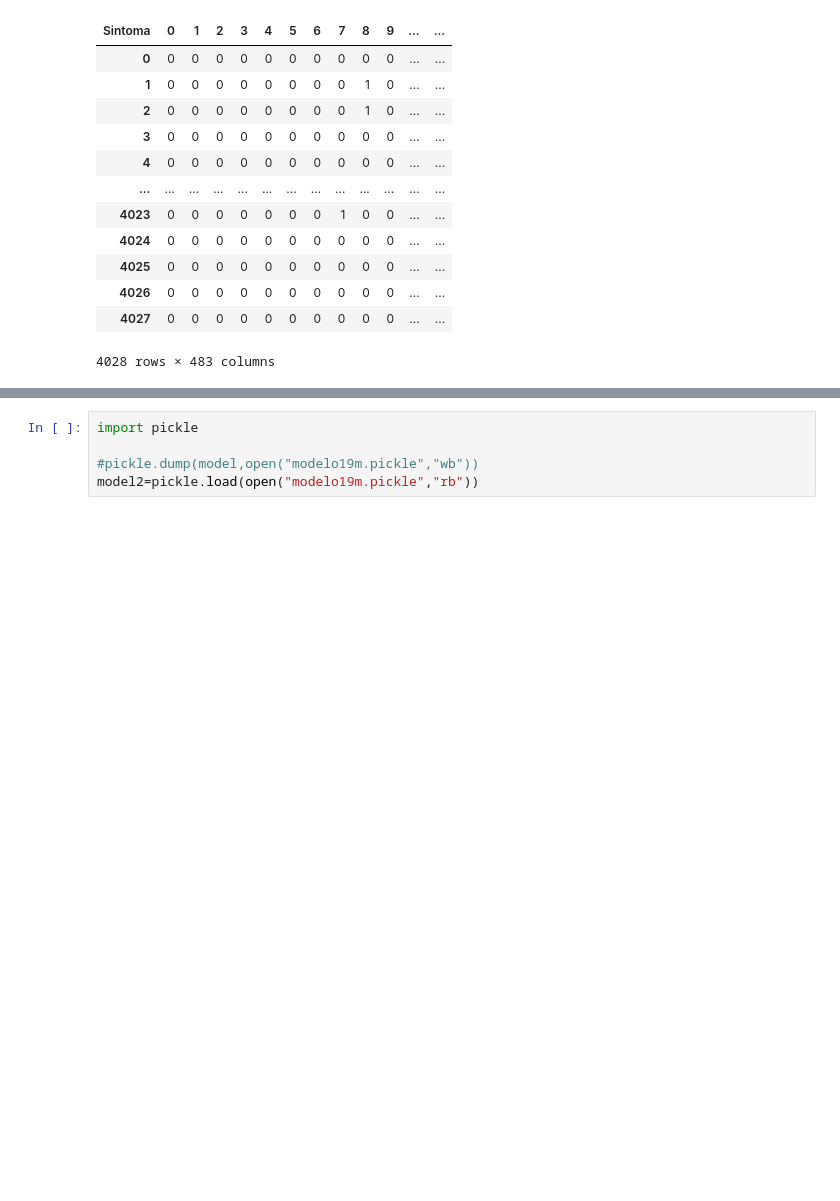
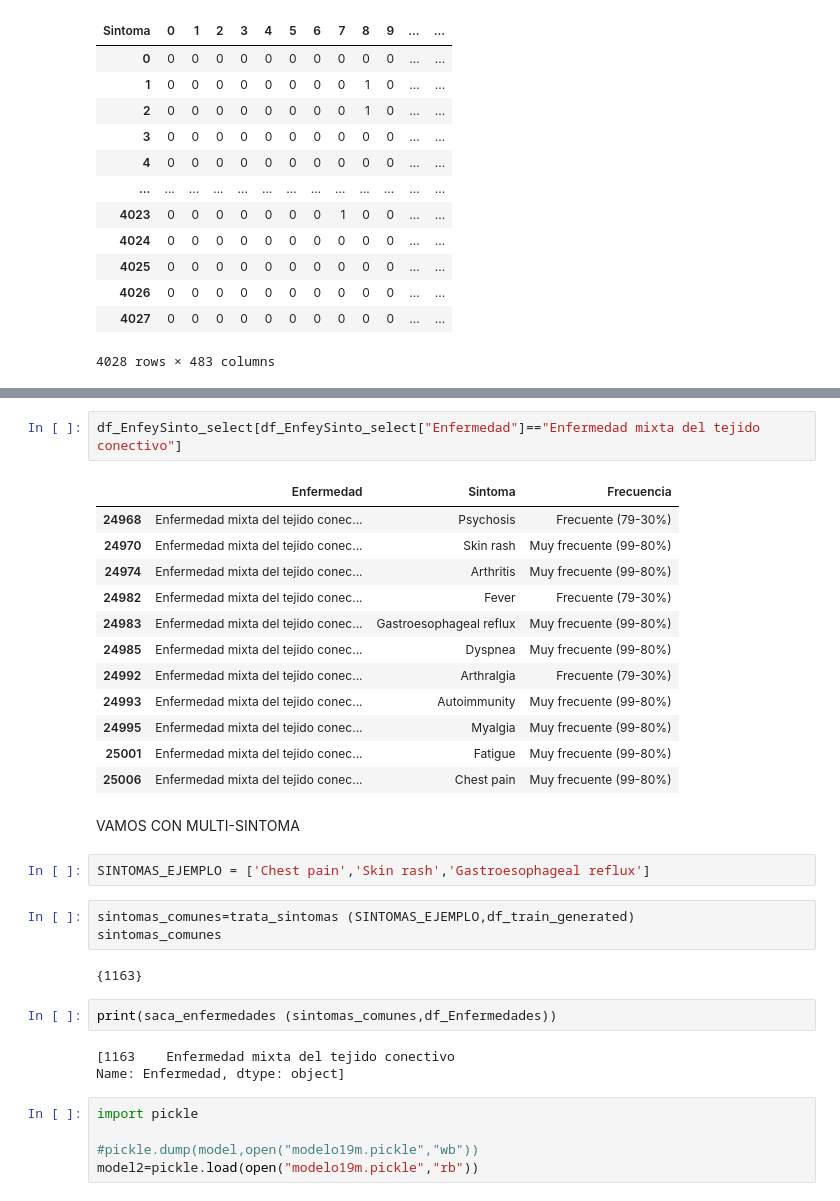
Before and after one commit to gpalomares2022/Kedro_real_project, a Jupyter notebook: notebooks/NotebookTFM16M.ipynb, the cells around one changed output, grey strips where cells are left out. Cells and saved outputs as stored; diff of their text form; blank space fills up the shorter version.

```diff
--- a/notebooks/NotebookTFM16M.ipynb
+++ b/notebooks/NotebookTFM16M.ipynb
@@ -711,3 +629,32 @@ Name: Enfermedad, dtype: object]
+# %%
+df_EnfeySinto_select[df_EnfeySinto_select["Enfermedad"]=="Enfermedad mixta del tejido conectivo"]
+# %% [output]
+|  | Enfermedad | Sintoma | Frecuencia |
+| 24968 | Enfermedad mixta del tejido conec... | Psychosis | Frecuente (79-30%) |
+| 24970 | Enfermedad mixta del tejido conec... | Skin rash | Muy frecuente (99-80%) |
+| 24974 | Enfermedad mixta del tejido conec... | Arthritis | Muy frecuente (99-80%) |
+| 24982 | Enfermedad mixta del tejido conec... | Fever | Frecuente (79-30%) |
+| 24983 | Enfermedad mixta del tejido conec... | Gastroesophageal reflux | Muy frecuente (99-80%) |
+| 24985 | Enfermedad mixta del tejido conec... | Dyspnea | Muy frecuente (99-80%) |
+| 24992 | Enfermedad mixta del tejido conec... | Arthralgia | Frecuente (79-30%) |
+| 24993 | Enfermedad mixta del tejido conec... | Autoimmunity | Muy frecuente (99-80%) |
+| 24995 | Enfermedad mixta del tejido conec... | Myalgia | Muy frecuente (99-80%) |
+| 25001 | Enfermedad mixta del tejido conec... | Fatigue | Muy frecuente (99-80%) |
+| 25006 | Enfermedad mixta del tejido conec... | Chest pain | Muy frecuente (99-80%) |
+# %% [markdown]
+VAMOS CON MULTI-SINTOMA
+# %%
+SINTOMAS_EJEMPLO = ['Chest pain','Skin rash','Gastroesophageal reflux']
+# %%
+sintomas_comunes=trata_sintomas (SINTOMAS_EJEMPLO,df_train_generated)
+sintomas_comunes
+# %% [output]
+{1163}
+# %%
+print(saca_enfermedades (sintomas_comunes,df_Enfermedades))
+# %% [output]
+[1163    Enfermedad mixta del tejido conectivo
+Name: Enfermedad, dtype: object]
 # %%
 import pickle
 
```
Also changed, not shown: parts of 65 cells of this notebook.
